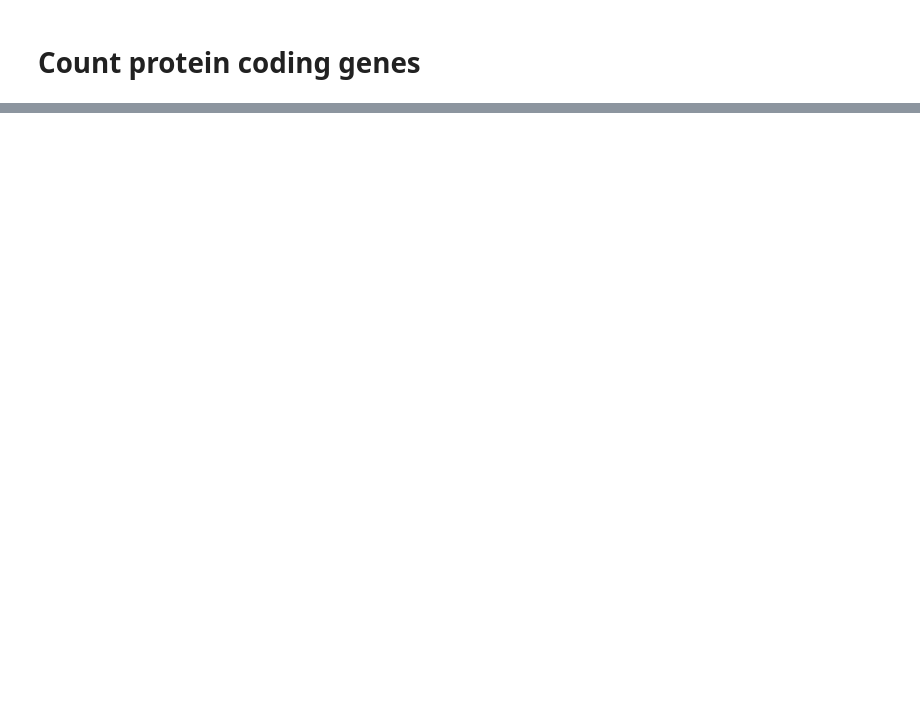
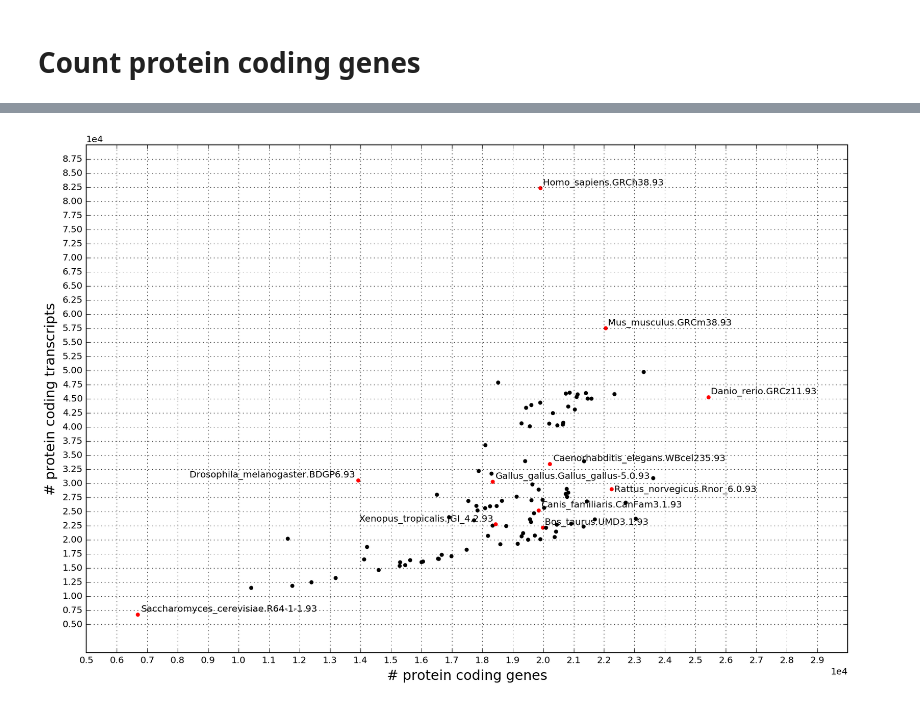
Before and after one commit to zyxue/gtf2csv, a Jupyter notebook: notebooks/Comparison-of-gtfs-across-species.ipynb, the cells around one changed output, grey strips where cells are left out. Cells and saved outputs as stored; diff of their text form; code cells hidden in the pictures; blank space fills up the shorter version.

```diff
--- a/notebooks/Comparison-of-gtfs-across-species.ipynb
+++ b/notebooks/Comparison-of-gtfs-across-species.ipynb
@@ -180,16 +215,19 @@ from adjustText import adjust_text
 # %%
 ax = merged.plot.scatter(x='num_genes', y='num_protein_coding_trpts', edgecolor='none', figsize=(15, 10), color=merged.color.values)
 
 texts = []
 for k, row in merged.query(f'gtf_version in {HIGHLIGHT_SPECIES}').iterrows():
     txt = ax.text(row.num_genes, row.num_protein_coding_trpts, k)
     texts.append(txt)
 adjust_text(texts)
 
 ax.set_xticks(np.arange(5000, 30000, 1000))
 ax.set_yticks(np.arange(5000, 90000, 2500))
 ax.set_xlabel('# protein coding genes', fontsize=15)
 ax.set_ylabel('# protein coding transcripts', fontsize=15)
 ax.grid()
+ax.ticklabel_format(style='sci', scilimits=(0, 0))
 out = f'../../gtf2csv-csvs/ensembl-release-93/figs/num_protein_coding_genes_vs_transcripts.jpg'
 plt.savefig(out, bbox_inches='tight', dpi=200)
+# %% [output]
+[figure, added]
```
Also changed, not shown: parts of 10 cells of this notebook.
